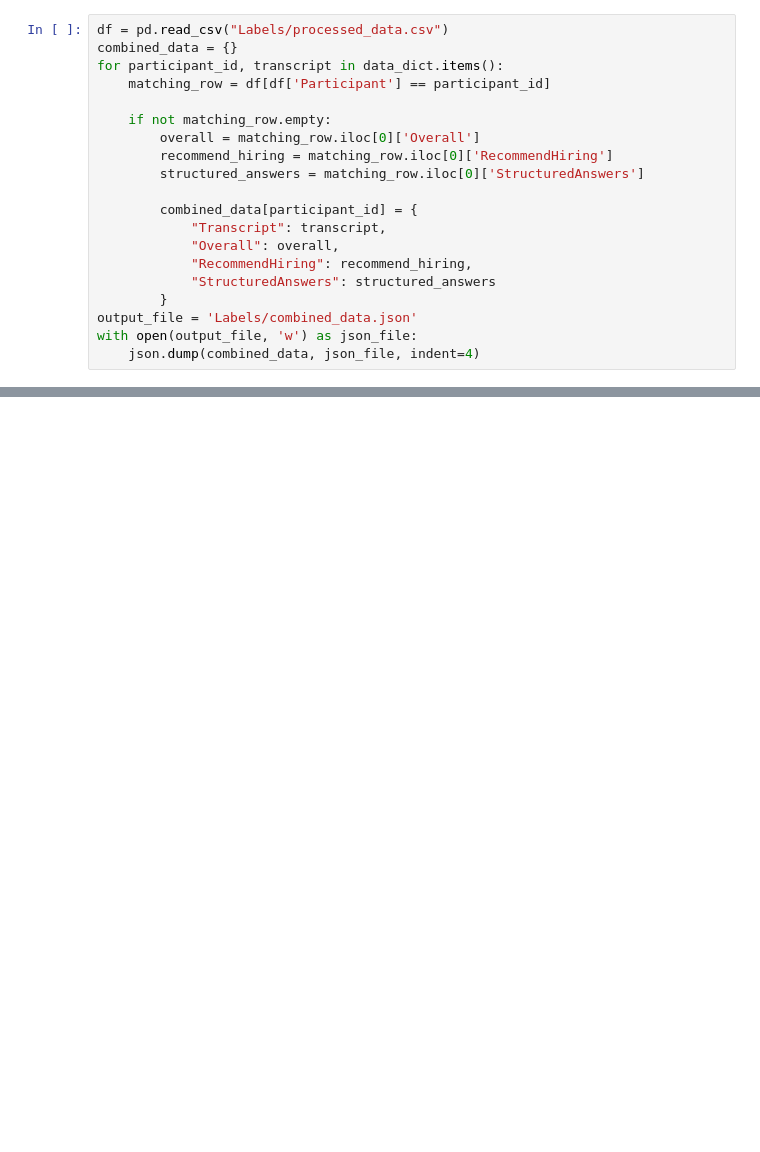
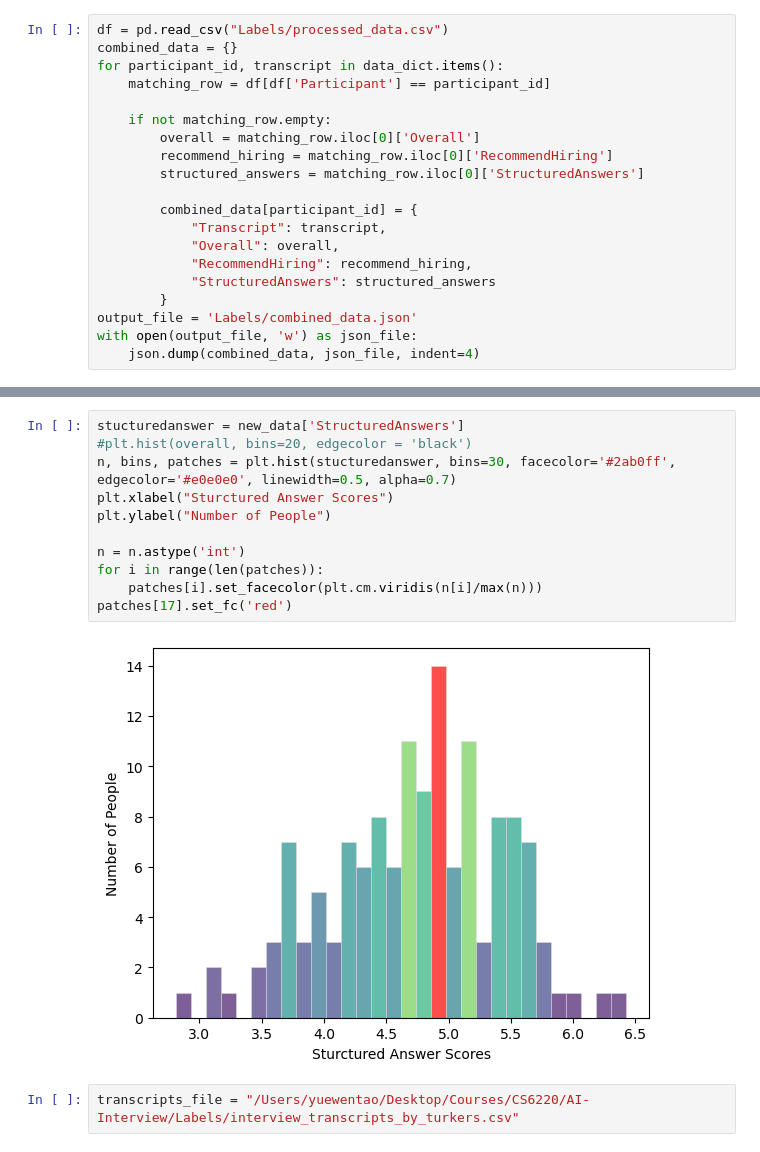
Before and after one commit to OwenYWT/AI-Interview, a Jupyter notebook: data_process.ipynb, the cells around one changed output, grey strips where cells are left out. Cells and saved outputs as stored; diff of their text form; blank space fills up the shorter version.

```diff
--- a/data_process.ipynb
+++ b/data_process.ipynb
@@ -64,0 +116,15 @@ with open(output_file, 'w') as json_file:
+# %%
+stucturedanswer = new_data['StructuredAnswers']
+#plt.hist(overall, bins=20, edgecolor = 'black')
+n, bins, patches = plt.hist(stucturedanswer, bins=30, facecolor='#2ab0ff', edgecolor='#e0e0e0', linewidth=0.5, alpha=0.7)
+plt.xlabel("Sturctured Answer Scores")
+plt.ylabel("Number of People")
+
+n = n.astype('int')
+for i in range(len(patches)):
+    patches[i].set_facecolor(plt.cm.viridis(n[i]/max(n)))
+patches[17].set_fc('red')
+# %% [output]
+[figure, added]
+# %%
+transcripts_file = "/Users/yuewentao/Desktop/Courses/CS6220/AI-Interview/Labels/interview_transcripts_by_turkers.csv"
```
Also changed, not shown: parts of 5 cells of this notebook, 9 other files.
